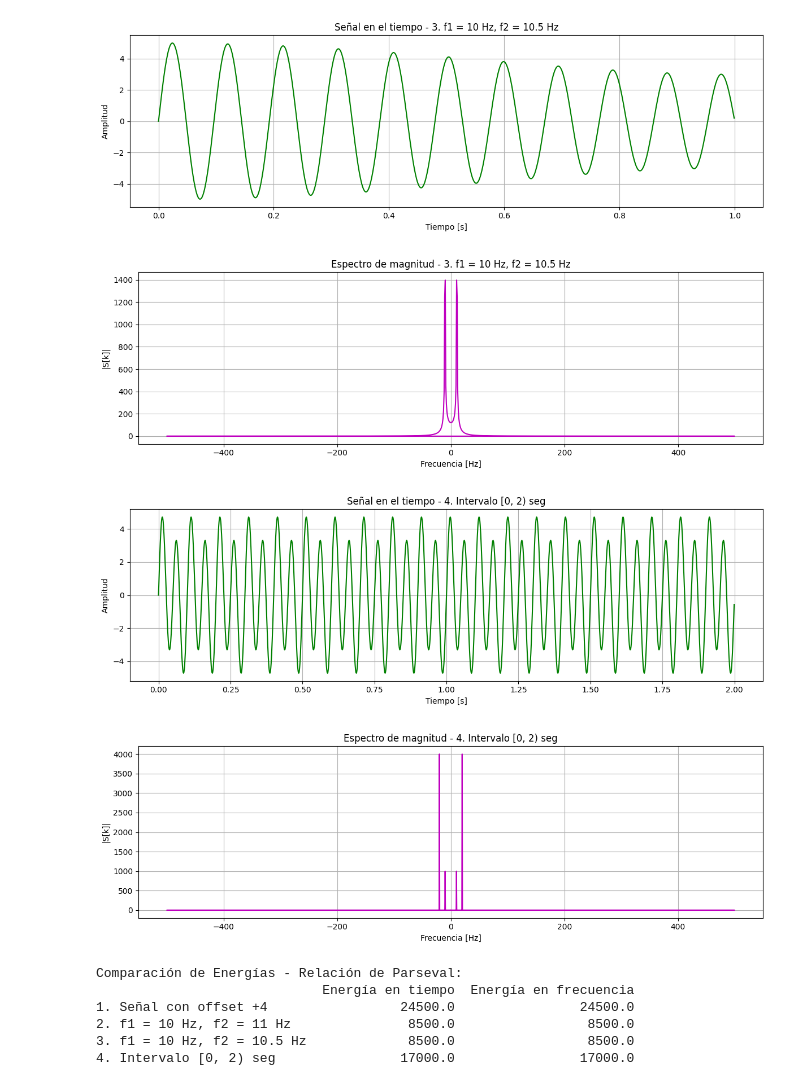
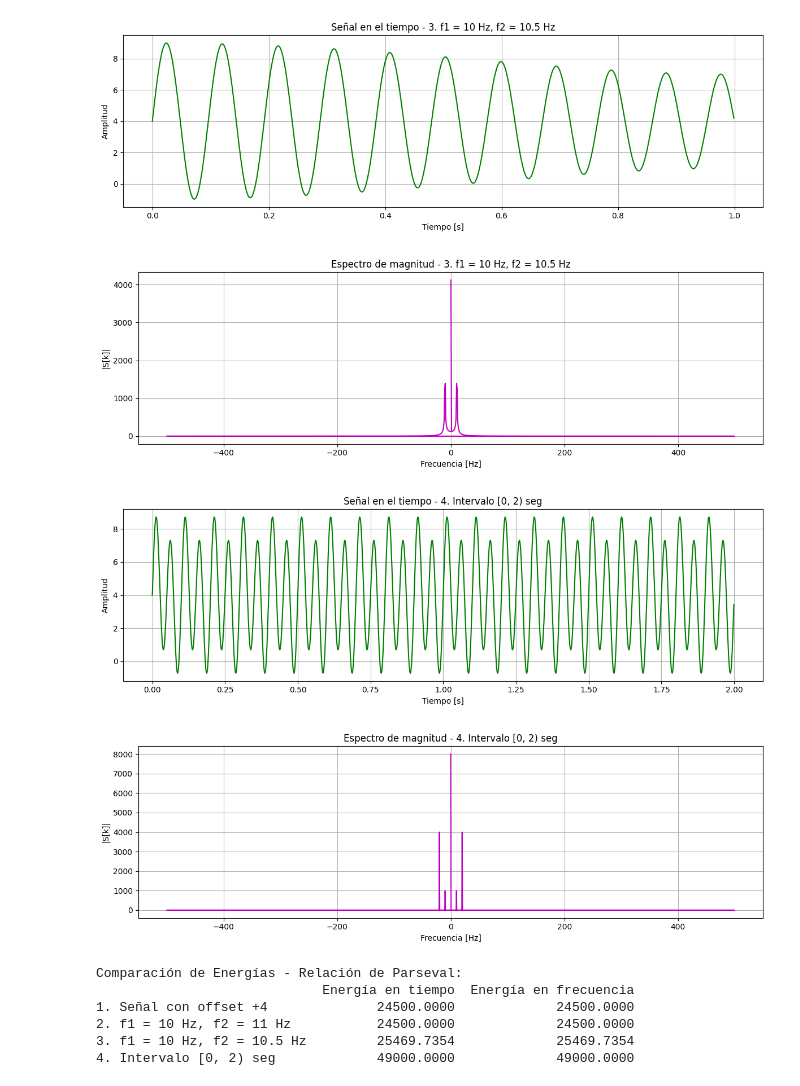
Before and after one commit to JuanKeiner/PDS_2025, a Jupyter notebook: Guia4/Guia4.ipynb, the cells around one changed output. Cells and saved outputs as stored; diff of their text form; code cells hidden in the pictures.

```diff
--- a/Guia4/Guia4.ipynb
+++ b/Guia4/Guia4.ipynb
@@ -64,6 +88,6 @@ def senoidal(tiempo_inicial, tiempo_final, frecuencia_senoidal_uno,frecuencia_se
 # %%
-t, y = senoidal(tiempo_inicial=0, tiempo_final=1, frecuencia_senoidal_uno=10, frecuencia_senoidal_dos=20,frecuencia_muestreo=1000)
 
+t, y = senos(tiempo_inicial=0, tiempo_final=1, frecuencia_senoidal_uno=10, frecuencia_senoidal_dos=20,frecuencia_muestreo=1000)
 
 plt.figure(figsize=(20, 16))
 plt.subplot(1, 1, 1)
@@ -158,26 +181,23 @@ def analizar(y, t, fs, titulo):
     )
     return tabla.round(4)
 
-# -------------------- Parámetros comunes --------------------
-fs = 1000
-
 # -------------------- Casos solicitados --------------------
 
 # 1. Agregar offset +4
-t1, y1 = senoidal(0, 1, 10, 20, fs, offset=4)
-tabla1 = analizar(y1, t1, fs, "1. Señal con offset +4")
+t1, y1 = senos(tiempo_inicial=0, tiempo_final=1, frecuencia_senoidal_uno=10, frecuencia_senoidal_dos=20,frecuencia_muestreo=1000,offset=4)
+tabla1 = analizar(y1, t1, 1000, "1. Señal con offset +4")
 
 # 2. f1 = 10 Hz, f2 = 11 Hz
-t2, y2 = senoidal(0, 1, 10, 11, fs)
-tabla2 = analizar(y2, t2, fs, "2. f1 = 10 Hz, f2 = 11 Hz")
+t2, y2 = senos(tiempo_inicial=0, tiempo_final=1, frecuencia_senoidal_uno=10, frecuencia_senoidal_dos=11,frecuencia_muestreo=1000,offset=4)
+tabla2 = analizar(y2, t2, 1000, "2. f1 = 10 Hz, f2 = 11 Hz")
 
 # 3. f1 = 10 Hz, f2 = 10.5 Hz
-t3, y3 = senoidal(0, 1, 10, 10.5, fs)
-tabla3 = analizar(y3, t3, fs, "3. f1 = 10 Hz, f2 = 10.5 Hz")
+t3, y3 = senos(tiempo_inicial=0, tiempo_final=1, frecuencia_senoidal_uno=10, frecuencia_senoidal_dos=10.5,frecuencia_muestreo=1000,offset=4)
+tabla3 = analizar(y3, t3, 1000, "3. f1 = 10 Hz, f2 = 10.5 Hz")
 
 # 4. Intervalo de tiempo [0, 2)
-t4, y4 = senoidal(0, 2, 10, 20, fs)
-tabla4 = analizar(y4, t4, fs, "4. Intervalo [0, 2) seg")
+t4, y4 = senos(tiempo_inicial=0, tiempo_final=2, frecuencia_senoidal_uno=10, frecuencia_senoidal_dos=20,frecuencia_muestreo=1000,offset=4)
+tabla4 = analizar(y4, t4, 1000, "4. Intervalo [0, 2) seg")
 
 # -------------------- Mostrar resumen de energías --------------------
 tabla_final = pd.concat([tabla1, tabla2, tabla3, tabla4])
@@ -191,13 +211,13 @@ print(tabla_final)
-[figure, old version]
+[figure, new version]
-[figure, old version]
+[figure, new version]
-[figure, old version]
+[figure, new version]
-[figure, old version]
+[figure, new version]
 Comparación de Energías - Relación de Parseval:
                              Energía en tiempo  Energía en frecuencia
-1. Señal con offset +4                 24500.0                24500.0
-2. f1 = 10 Hz, f2 = 11 Hz               8500.0                 8500.0
-3. f1 = 10 Hz, f2 = 10.5 Hz             8500.0                 8500.0
-4. Intervalo [0, 2) seg                17000.0                17000.0
+1. Señal con offset +4              24500.0000             24500.0000
+2. f1 = 10 Hz, f2 = 11 Hz           24500.0000             24500.0000
+3. f1 = 10 Hz, f2 = 10.5 Hz         25469.7354             25469.7354
+4. Intervalo [0, 2) seg             49000.0000             49000.0000
 # %%
 def cuadrada(frecuencia, fs, duracion):
     Ts = 1 / fs
```
Also changed, not shown: parts of 14 cells of this notebook, 1 other file.
